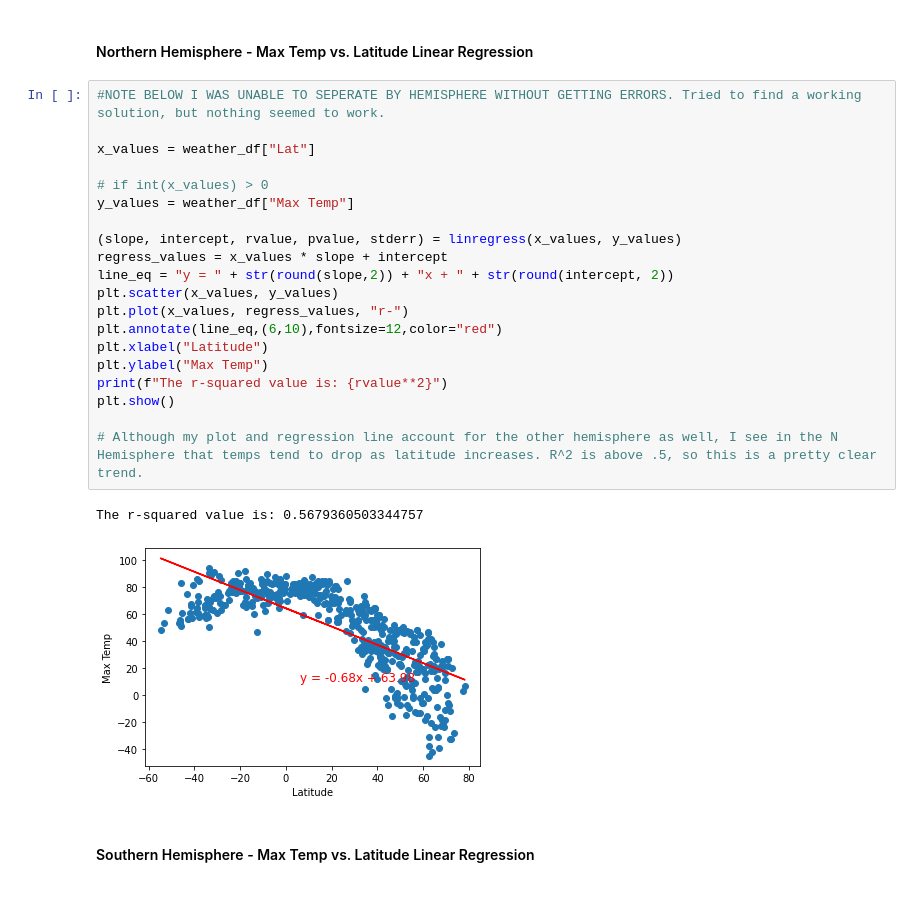
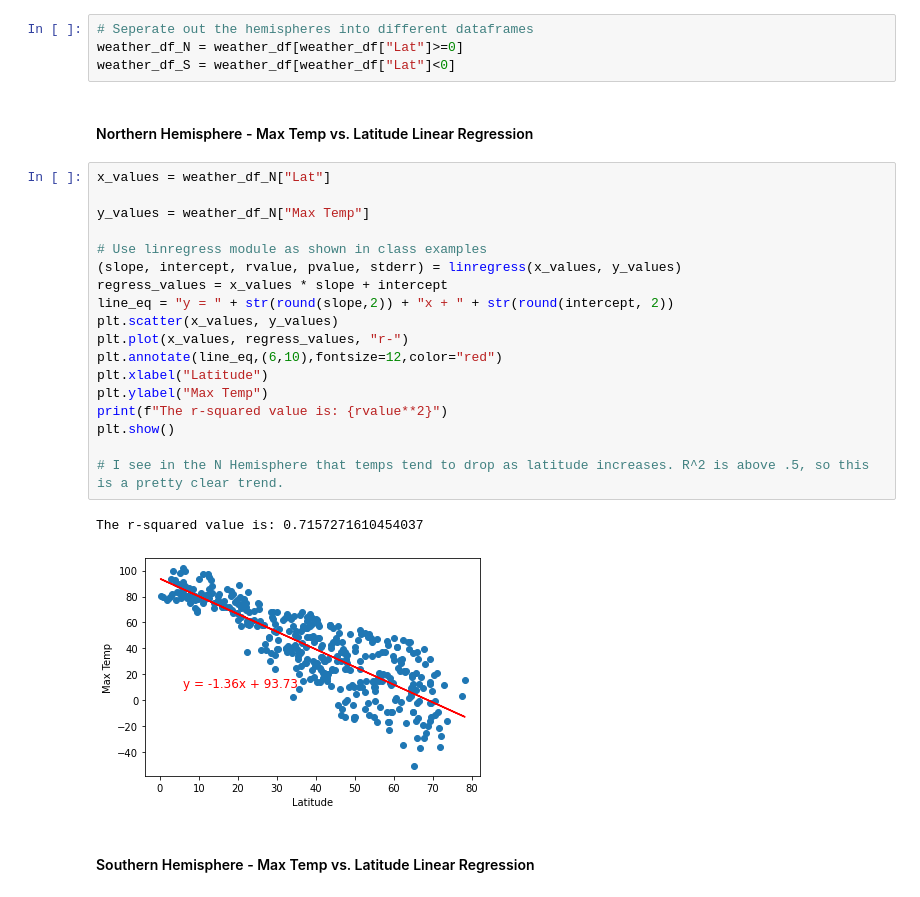
Before and after one commit to mkrenicki/python-api-challenge, a Jupyter notebook: starter_code/WeatherPy.ipynb, the cells around one changed output. Cells and saved outputs as stored; diff of their text form.

```diff
--- a/starter_code/WeatherPy.ipynb
+++ b/starter_code/WeatherPy.ipynb
@@ -262,30 +262,32 @@ plt.savefig("Lat_vs_Wind.png")
 # %% [markdown]
 ## Linear Regression
+# %%
+# Seperate out the hemispheres into different dataframes
+weather_df_N = weather_df[weather_df["Lat"]>=0]
+weather_df_S = weather_df[weather_df["Lat"]<0]
 # %% [markdown]
 ####  Northern Hemisphere - Max Temp vs. Latitude Linear Regression
 # %%
-#NOTE BELOW I WAS UNABLE TO SEPERATE BY HEMISPHERE WITHOUT GETTING ERRORS. Tried to find a working solution, but nothing seemed to work.
+x_values = weather_df_N["Lat"]
 
-x_values = weather_df["Lat"]
+y_values = weather_df_N["Max Temp"]
 
-# if int(x_values) > 0
-y_values = weather_df["Max Temp"]
-
+# Use linregress module as shown in class examples
 (slope, intercept, rvalue, pvalue, stderr) = linregress(x_values, y_values)
 regress_values = x_values * slope + intercept
 line_eq = "y = " + str(round(slope,2)) + "x + " + str(round(intercept, 2))
 plt.scatter(x_values, y_values)
 plt.plot(x_values, regress_values, "r-")
 plt.annotate(line_eq,(6,10),fontsize=12,color="red")
 plt.xlabel("Latitude")
 plt.ylabel("Max Temp")
 print(f"The r-squared value is: {rvalue**2}")
 plt.show()
 
-# Although my plot and regression line account for the other hemisphere as well, I see in the N Hemisphere that temps tend to drop as latitude increases. R^2 is above .5, so this is a pretty clear trend.
+# I see in the N Hemisphere that temps tend to drop as latitude increases. R^2 is above .5, so this is a pretty clear trend.
 # %% [output]
-The r-squared value is: 0.5679360503344757
+The r-squared value is: 0.7157271610454037
-[figure, old version]
+[figure, new version]
 # %% [markdown]
 ####  Southern Hemisphere - Max Temp vs. Latitude Linear Regression
 # %%
```
Also changed, not shown: parts of 15 cells of this notebook, 5 other files.
